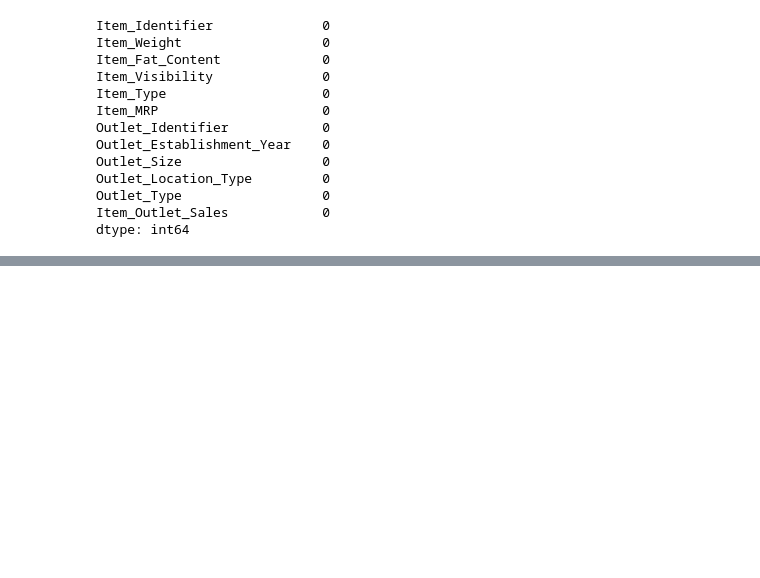
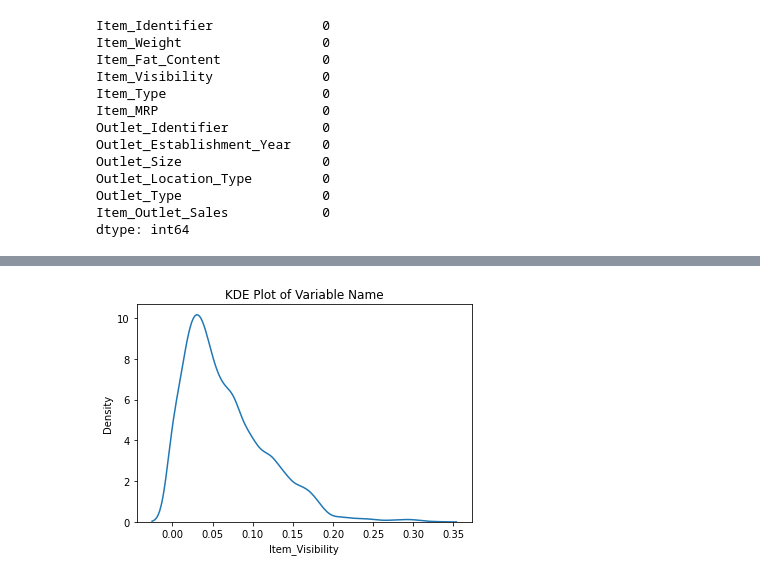
Before and after one commit to Technocolabs100/BigMart-Product-Outlet-Sales-Analysis-and-Prediction, a Jupyter notebook: Product-Outlet-Sales.ipynb, the cells around one changed output, grey strips where cells are left out. Saved outputs shown, nothing was run; the diff lists cells and outputs as text; code cells hidden in the pictures; blank space fills up the shorter version.

```diff
--- a/Product-Outlet-Sales.ipynb
+++ b/Product-Outlet-Sales.ipynb
@@ -186,0 +249,10 @@ In this step data visualization is done.
+# %%
+import seaborn as sns
+
+sns.kdeplot(Data_train_copy['Item_Visibility'])
+plt.xlabel('Item_Visibility')
+plt.ylabel('Density')
+plt.title('KDE Plot of Variable Name')
+plt.show()
+# %% [output]
+[figure, added]
```
Also changed, not shown: parts of 56 cells of this notebook.
